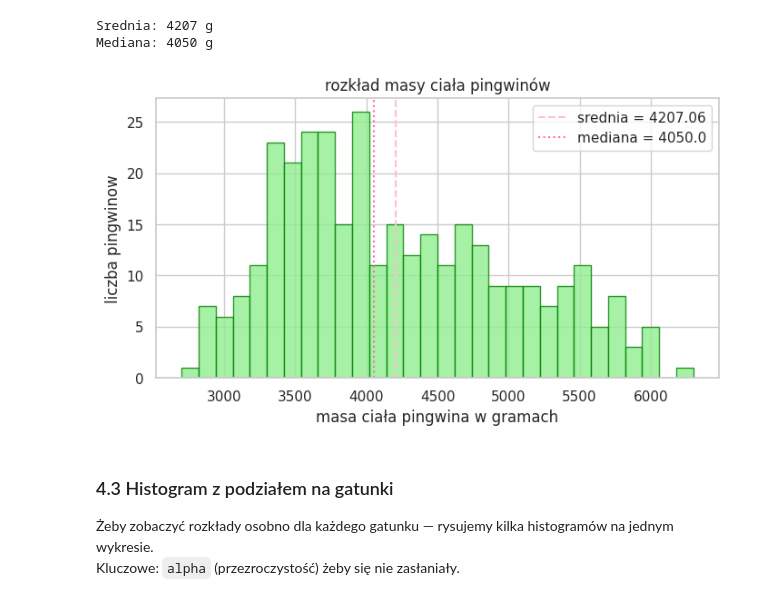
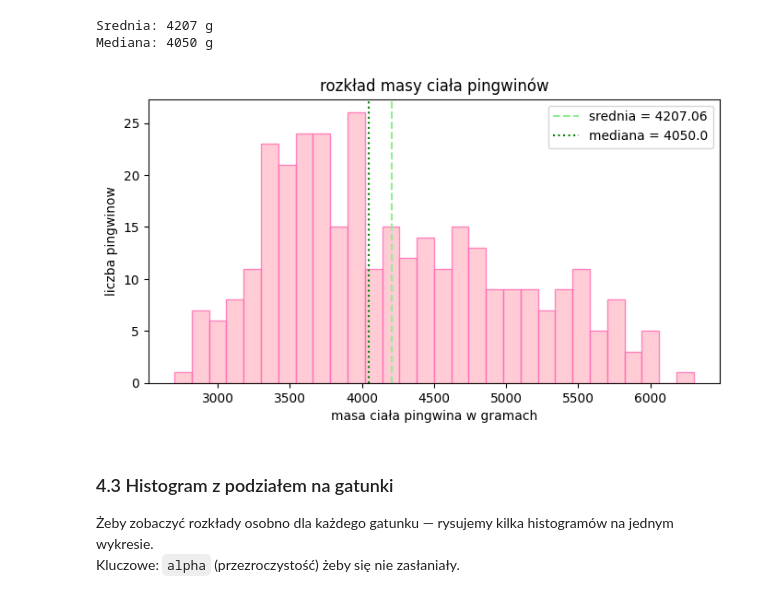
Before and after one commit to ligusoliwia/podstawy_programowania, a Jupyter notebook: SEM2/moduły_python/cwiczenia_4.ipynb, the cells around one changed output. Cells and saved outputs as stored; diff of their text form; code cells hidden in the pictures.

```diff
--- a/SEM2/moduły_python/cwiczenia_4.ipynb
+++ b/SEM2/moduły_python/cwiczenia_4.ipynb
@@ -364,26 +363,26 @@ Mediana: 4050 g
 # %%
 plt.figure(figsize=(8, 4))
 
 plt.hist(
     ping["body_mass_g"],
     bins=30,
-    color="lightgreen",
+    color="pink",
     #dla czytelnosci nizej
-    edgecolor="green",
+    edgecolor="hotpink",
     alpha=0.8
     )
 
-plt.axvline(x = srednia, color="pink", linestyle="--", label=f"srednia = {srednia.round(2)}")
-plt.axvline(x = mediana, color="hotpink", linestyle=":", label=f"mediana = {mediana}")
+plt.axvline(x = srednia, color="lightgreen", linestyle="--", label=f"srednia = {srednia.round(2)}")
+plt.axvline(x = mediana, color="green", linestyle=":", label=f"mediana = {mediana}")
 
 plt.xlabel('masa ciała pingwina w gramach')
 plt.ylabel("liczba pingwinow")
 plt.title("rozkład masy ciała pingwinów")
 plt.legend()
 
 plt.show()
 # %% [output]
-[figure, old version]
+[figure, new version]
 # %% [markdown]
 ### 4.3 Histogram z podziałem na gatunki
 
```
Also changed, not shown: parts of 8 cells of this notebook.
